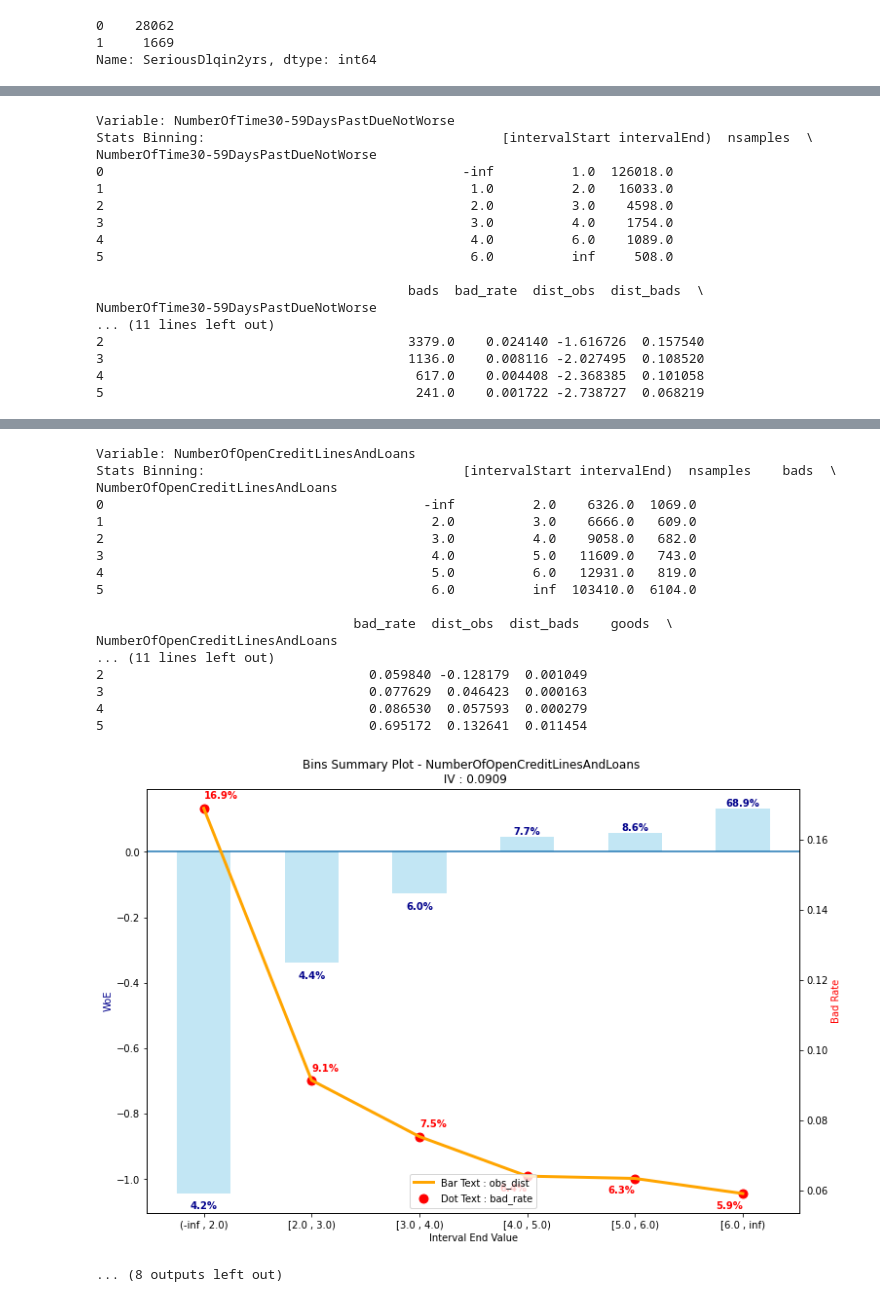
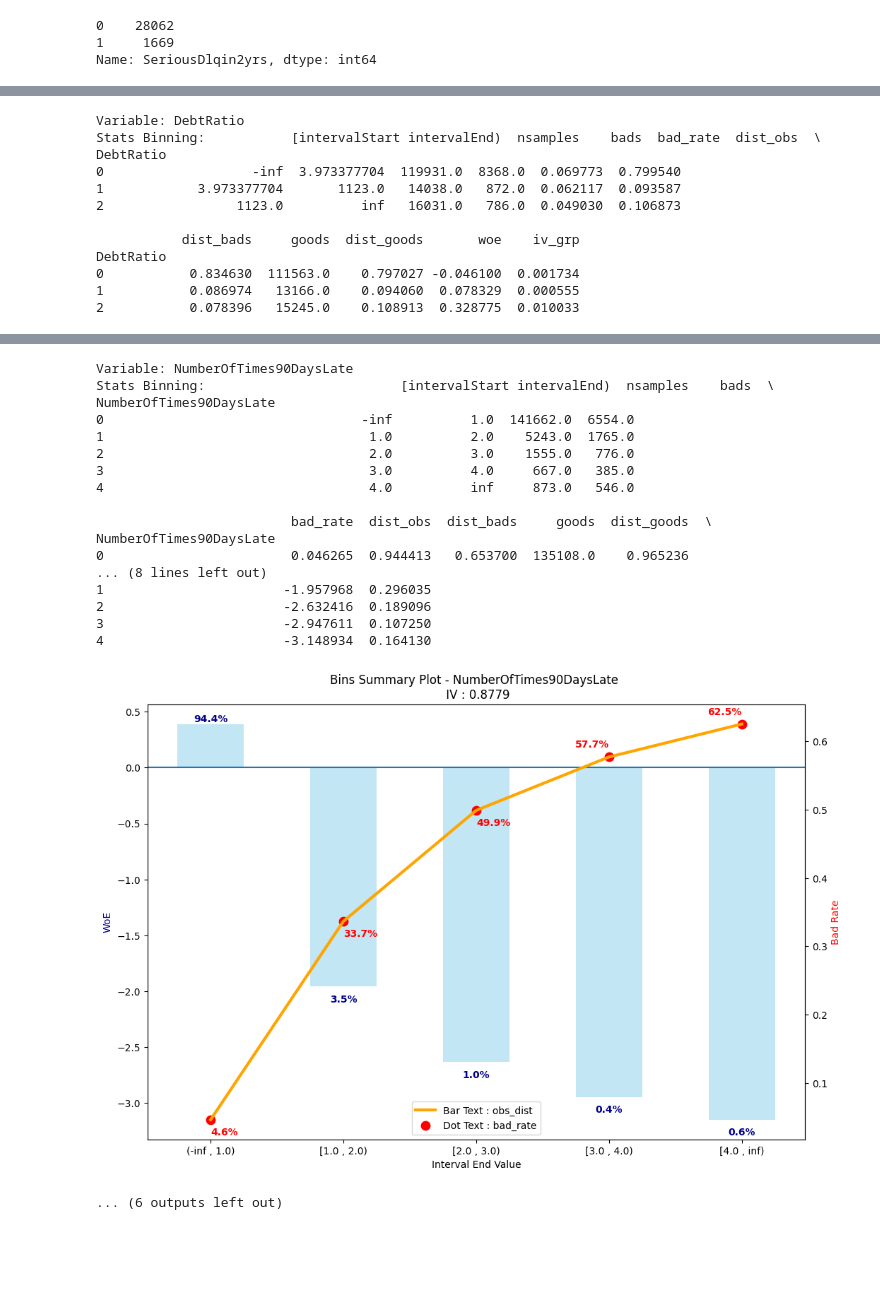
Before and after one commit to Rapasi/Interpretable-ML, a Jupyter notebook: interpretable_ml.ipynb, the cells around one changed output, grey strips where cells are left out. Saved outputs shown, nothing was run; the diff lists cells and outputs as text; code cells hidden in the pictures; blank space fills up the shorter version.

```diff
--- a/interpretable_ml.ipynb
+++ b/interpretable_ml.ipynb
@@ -17,7 +17,7 @@ from sklearn.preprocessing import RobustScaler,MinMaxScaler,StandardScaler
 # %% [markdown]
 ## Import Data and create training and testing datasets
 # %%
-credit_data= pd.read_csv('GiveMeSomeCredit/cs-training.csv', index_col=0)
+credit_data = pd.read_csv('Data/cs-training.csv', index_col=0)
 # %%
  credit_data.describe().T
 # %% [output]
@@ -177,6 +177,8 @@ credit_data[credit_data['MonthlyIncome'].isnull()]['SeriousDlqin2yrs'].value_cou
 0    28062
 1     1669
 Name: SeriousDlqin2yrs, dtype: int64
+# %%
+credit_data.fillna(0, inplace=True)
 # %%
 results = {}
 
@@ -186,7 +188,7 @@ binning_constraints = {
     'min_bins': 3,
     'max_samples': 0.4,
     'min_samples': 0.1,
-    'min_bads': 0.05,
+    'min_bads': 0.2,
     'init_pvalue': 0.4,
     'maximize_bins': True
 }
@@ -200,10 +202,14 @@ for var in credit_data.columns:
             MOB_ALGO = MOB(data=credit_data, var=var, response=response_variable, exclude_value=None)
 
             # Set the binning constraints
-            MOB_ALGO.setBinningConstraints(**binning_constraints)
+            MOB_ALGO.setBinningConstraints(max_bins = 6, min_bins = 3,
+                                max_samples = 0.4, min_samples = 0.05,
+                                min_bads = 0.05,
+                                init_pvalue = 0.4,
+                                maximize_bins=True)
 
             # Execute the MOB algorithm with different merge methods
-            stats_binning = MOB_ALGO.runMOB(mergeMethod='Stats')
+            stats_binning = MOB_ALGO.runMOB(mergeMethod='Size')
 
             # Store the results in the dictionary
             results[var] = {
@@ -218,5 +224,7 @@ for var, bins in results.items():
     print(f"Variable: {var}")
     print(f"Stats Binning: {bins['StatsBinning']}")
     MOB_PLOT.plotBinsSummary(monoOptBinTable = bins['StatsBinning'])
+    bins['StatsBinning']['Category'] = bins['StatsBinning'].apply(lambda row: f"[{row['[intervalStart']}, {row['intervalEnd)']})", axis=1)
+
     print()
 # %% [output]
@@ -260,17 +268,12 @@ age
-Variable: NumberOfTime30-59DaysPastDueNotWorse
-Stats Binning:                                      [intervalStart intervalEnd)  nsamples  \
-NumberOfTime30-59DaysPastDueNotWorse
-0                                              -inf          1.0  126018.0
-1                                               1.0          2.0   16033.0
-2                                               2.0          3.0    4598.0
-3                                               3.0          4.0    1754.0
-4                                               4.0          6.0    1089.0
-5                                               6.0          inf     508.0
+Variable: DebtRatio
+Stats Binning:           [intervalStart intervalEnd)  nsamples    bads  bad_rate  dist_obs  \
+DebtRatio
+0                   -inf  3.973377704  119931.0  8368.0  0.069773  0.799540
+1            3.973377704       1123.0   14038.0   872.0  0.062117  0.093587
+2                 1123.0          inf   16031.0   786.0  0.049030  0.106873
 
-                                        bads  bad_rate  dist_obs  dist_bads  \
-NumberOfTime30-59DaysPastDueNotWorse
-... (11 lines left out)
-2                                       3379.0    0.024140 -1.616726  0.157540
-3                                       1136.0    0.008116 -2.027495  0.108520
-4                                        617.0    0.004408 -2.368385  0.101058
-5                                        241.0    0.001722 -2.738727  0.068219
+           dist_bads     goods  dist_goods       woe    iv_grp
+DebtRatio
+0           0.834630  111563.0    0.797027 -0.046100  0.001734
+1           0.086974   13166.0    0.094060  0.078329  0.000555
+2           0.078396   15245.0    0.108913  0.328775  0.010033
@@ -318,20 +317,20 @@ MonthlyIncome
-Variable: NumberOfOpenCreditLinesAndLoans
-Stats Binning:                                 [intervalStart intervalEnd)  nsamples    bads  \
-NumberOfOpenCreditLinesAndLoans
-0                                         -inf          2.0    6326.0  1069.0
-1                                          2.0          3.0    6666.0   609.0
-2                                          3.0          4.0    9058.0   682.0
-3                                          4.0          5.0   11609.0   743.0
-4                                          5.0          6.0   12931.0   819.0
-5                                          6.0          inf  103410.0  6104.0
+Variable: NumberOfTimes90DaysLate
+Stats Binning:                         [intervalStart intervalEnd)  nsamples    bads  \
+NumberOfTimes90DaysLate
+0                                 -inf          1.0  141662.0  6554.0
+1                                  1.0          2.0    5243.0  1765.0
+2                                  2.0          3.0    1555.0   776.0
+3                                  3.0          4.0     667.0   385.0
+4                                  4.0          inf     873.0   546.0
 
-                                 bad_rate  dist_obs  dist_bads    goods  \
-NumberOfOpenCreditLinesAndLoans
-... (11 lines left out)
-2                                  0.059840 -0.128179  0.001049
-3                                  0.077629  0.046423  0.000163
-4                                  0.086530  0.057593  0.000279
-5                                  0.695172  0.132641  0.011454
+                         bad_rate  dist_obs  dist_bads     goods  dist_goods  \
+NumberOfTimes90DaysLate
+0                        0.046265  0.944413   0.653700  135108.0    0.965236
+... (8 lines left out)
+1                       -1.957968  0.296035
+2                       -2.632416  0.189096
+3                       -2.947611  0.107250
+4                       -3.148934  0.164130
-[figure, old version]
+[figure, new version]
-... (8 outputs left out)
+... (6 outputs left out)
 # %%
```
Also changed, not shown: parts of 43 cells of this notebook.
